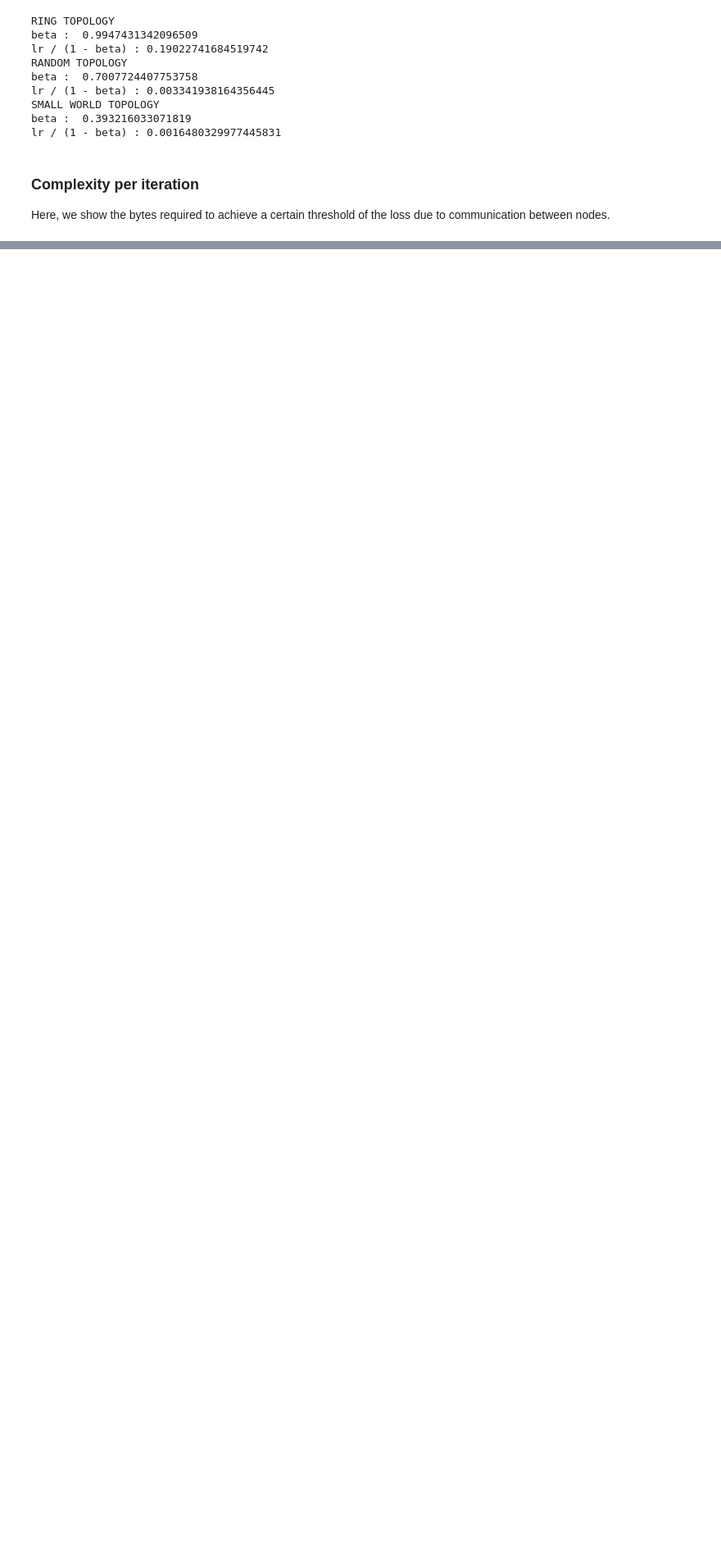
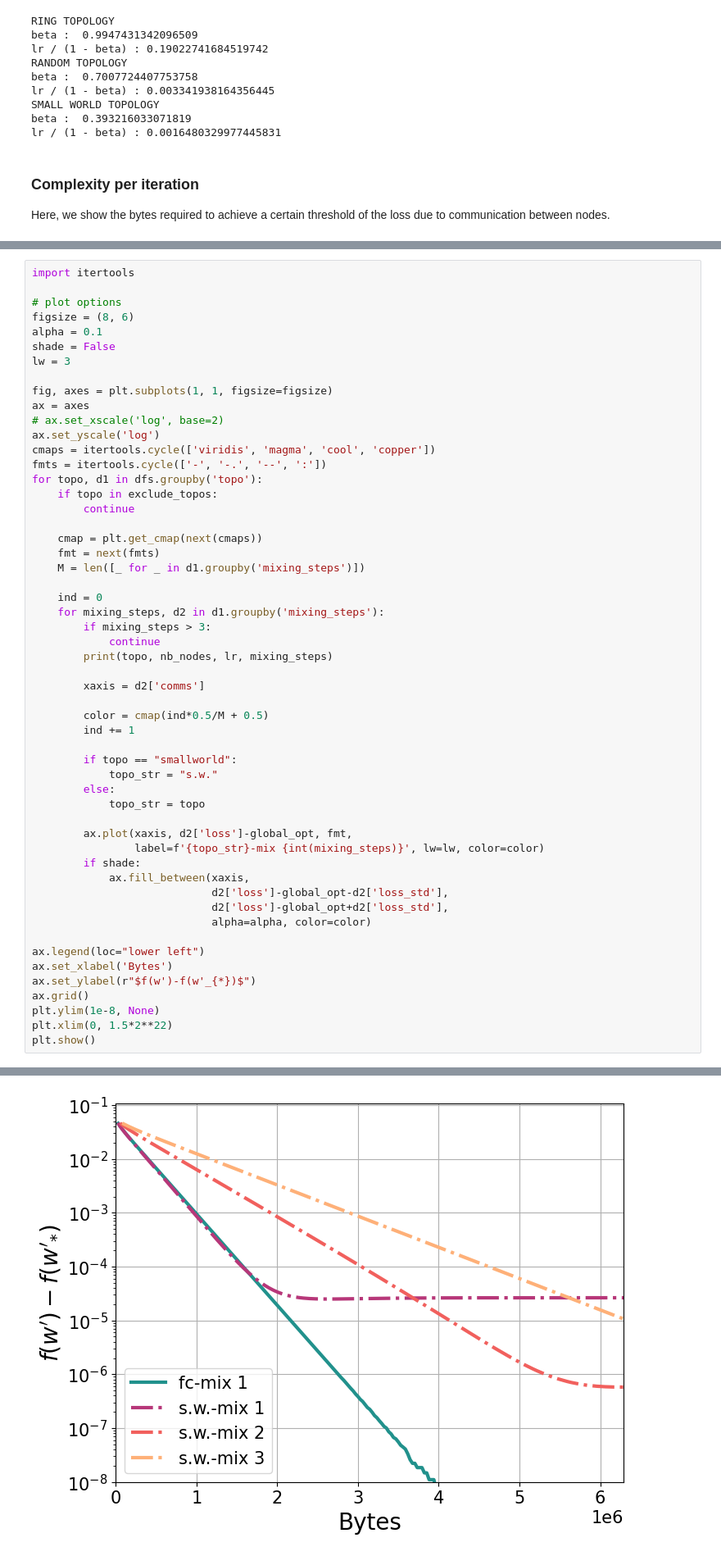
Before and after one commit to eelismie/OptForML-Project, a Jupyter notebook: notebooks/train_plots.ipynb, the cells around one changed output, grey strips where cells are left out. Shown at 82% size. Drawn from its saved outputs; the diff is of its cells as text; blank space fills up the shorter version.

```diff
--- a/notebooks/train_plots.ipynb
+++ b/notebooks/train_plots.ipynb
@@ -376,0 +462,55 @@ smallworld 50 0.01
+# %%
+import itertools
+
+# plot options
+figsize = (8, 6)
+alpha = 0.1
+shade = False
+lw = 3
+
+fig, axes = plt.subplots(1, 1, figsize=figsize)
+ax = axes
+# ax.set_xscale('log', base=2)
+ax.set_yscale('log')
+cmaps = itertools.cycle(['viridis', 'magma', 'cool', 'copper'])
+fmts = itertools.cycle(['-', '-.', '--', ':'])
+for topo, d1 in dfs.groupby('topo'):
+    if topo in exclude_topos:
+        continue
+
+    cmap = plt.get_cmap(next(cmaps))
+    fmt = next(fmts)
+    M = len([_ for _ in d1.groupby('mixing_steps')])
+
+    ind = 0
+    for mixing_steps, d2 in d1.groupby('mixing_steps'):
+        if mixing_steps > 3:
+            continue
+        print(topo, nb_nodes, lr, mixing_steps)
+
+        xaxis = d2['comms']
+
+        color = cmap(ind*0.5/M + 0.5)
+        ind += 1
+
+        if topo == "smallworld":
+            topo_str = "s.w."
+        else:
+            topo_str = topo
+
+        ax.plot(xaxis, d2['loss']-global_opt, fmt,
+                label=f'{topo_str}-mix {int(mixing_steps)}', lw=lw, color=color)
+        if shade:
+            ax.fill_between(xaxis,
+                            d2['loss']-global_opt-d2['loss_std'],
+                            d2['loss']-global_opt+d2['loss_std'],
+                            alpha=alpha, color=color)
+
+ax.legend(loc="lower left")
+ax.set_xlabel('Bytes')
+ax.set_ylabel(r"$f(w')-f(w'_{*})$")
+ax.grid()
+plt.ylim(1e-8, None)
+plt.xlim(0, 1.5*2**22)
+plt.show()
+# %% [output]
@@ -376,0 +521 @@ smallworld 50 0.01
+[figure, added]
```
Also changed, not shown: parts of 6 cells of this notebook, 5 other files.
